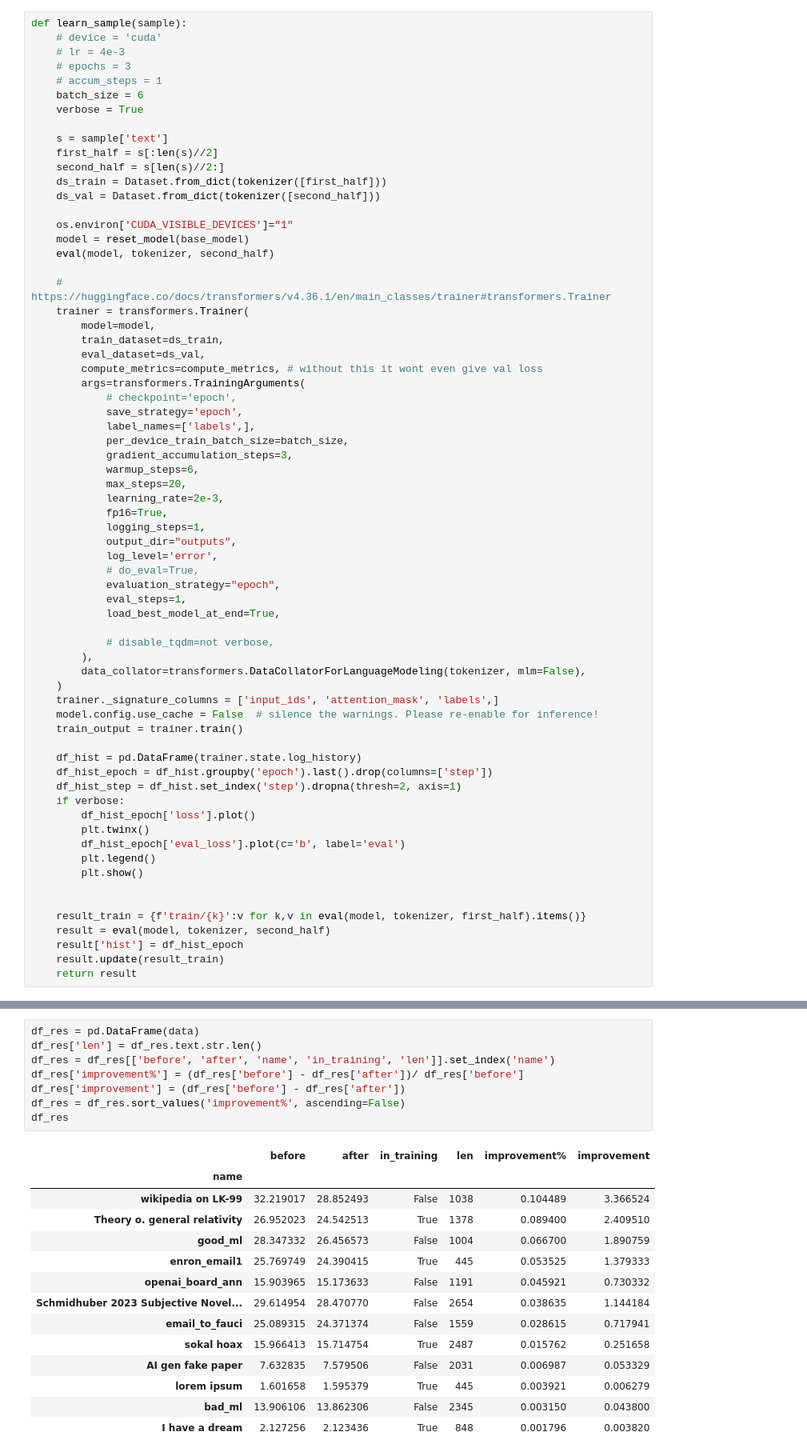
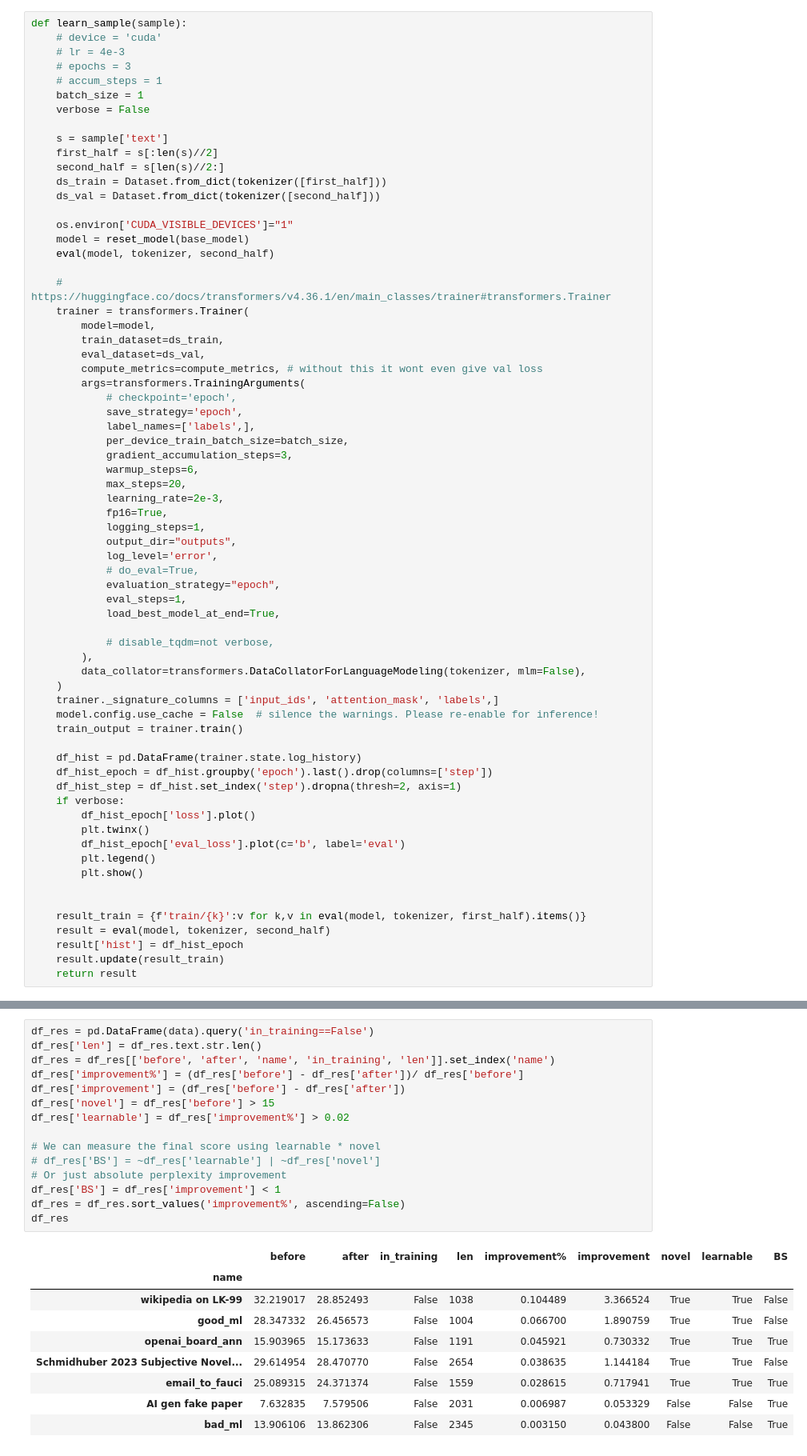
Before and after one commit to wassname/detect_bs_text, a Jupyter notebook: nbs/01_detection_using_adapter_ft.ipynb, the cells around one changed output, grey strips where cells are left out. Shown: that part at 80% size. Drawn from its saved outputs; the diff is of its cells as text.

```diff
--- a/nbs/01_detection_using_adapter_ft.ipynb
+++ b/nbs/01_detection_using_adapter_ft.ipynb
@@ -265,8 +265,8 @@ def learn_sample(sample):
     # lr = 4e-3
     # epochs = 3
     # accum_steps = 1
-    batch_size = 6
-    verbose = True
+    batch_size = 1
+    verbose = False
 
     s = sample['text']
     first_half = s[:len(s)//2]
@@ -361,28 +399,30 @@ https://thegradient.pub/understanding-evaluation-metrics-for-language-models/
 
 The **improvement** column, is perplexity decrease
 # %%
-df_res = pd.DataFrame(data)
+df_res = pd.DataFrame(data).query('in_training==False')
 df_res['len'] = df_res.text.str.len()
 df_res = df_res[['before', 'after', 'name', 'in_training', 'len']].set_index('name')
 df_res['improvement%'] = (df_res['before'] - df_res['after'])/ df_res['before']
 df_res['improvement'] = (df_res['before'] - df_res['after'])
+df_res['novel'] = df_res['before'] > 15
+df_res['learnable'] = df_res['improvement%'] > 0.02
+
+# We can measure the final score using learnable * novel
+# df_res['BS'] = ~df_res['learnable'] | ~df_res['novel']
+# Or just absolute perplexity improvement
+df_res['BS'] = df_res['improvement'] < 1
 df_res = df_res.sort_values('improvement%', ascending=False)
 df_res
 # %% [output]
-|  | before | after | in_training | len | improvement% | improvement |
-| name |  |  |  |  |  |  |
-| wikipedia on LK-99 | 32.219017 | 28.852493 | False | 1038 | 0.104489 | 3.366524 |
-| Theory o. general relativity | 26.952023 | 24.542513 | True | 1378 | 0.089400 | 2.409510 |
-| good_ml | 28.347332 | 26.456573 | False | 1004 | 0.066700 | 1.890759 |
-| enron_email1 | 25.769749 | 24.390415 | True | 445 | 0.053525 | 1.379333 |
-| openai_board_ann | 15.903965 | 15.173633 | False | 1191 | 0.045921 | 0.730332 |
-| Schmidhuber 2023 Subjective Novel... | 29.614954 | 28.470770 | False | 2654 | 0.038635 | 1.144184 |
-| email_to_fauci | 25.089315 | 24.371374 | False | 1559 | 0.028615 | 0.717941 |
-| sokal hoax | 15.966413 | 15.714754 | True | 2487 | 0.015762 | 0.251658 |
-| AI gen fake paper | 7.632835 | 7.579506 | False | 2031 | 0.006987 | 0.053329 |
-| lorem ipsum | 1.601658 | 1.595379 | True | 445 | 0.003921 | 0.006279 |
-| bad_ml | 13.906106 | 13.862306 | False | 2345 | 0.003150 | 0.043800 |
-| I have a dream | 2.127256 | 2.123436 | True | 848 | 0.001796 | 0.003820 |
+|  | before | after | in_training | len | improvement% | improvement | novel | learnable | BS |
+| name |  |  |  |  |  |  |  |  |  |
+| wikipedia on LK-99 | 32.219017 | 28.852493 | False | 1038 | 0.104489 | 3.366524 | True | True | False |
+| good_ml | 28.347332 | 26.456573 | False | 1004 | 0.066700 | 1.890759 | True | True | False |
+| openai_board_ann | 15.903965 | 15.173633 | False | 1191 | 0.045921 | 0.730332 | True | True | True |
+| Schmidhuber 2023 Subjective Novel... | 29.614954 | 28.470770 | False | 2654 | 0.038635 | 1.144184 | True | True | False |
+| email_to_fauci | 25.089315 | 24.371374 | False | 1559 | 0.028615 | 0.717941 | True | True | True |
+| AI gen fake paper | 7.632835 | 7.579506 | False | 2031 | 0.006987 | 0.053329 | False | False | True |
+| bad_ml | 13.906106 | 13.862306 | False | 2345 | 0.003150 | 0.043800 | False | False | True |
 # %%
 print(df_res.to_markdown())
 # %% [output]
```
Also changed, not shown: parts of 2 cells of this notebook, 4 other files.
